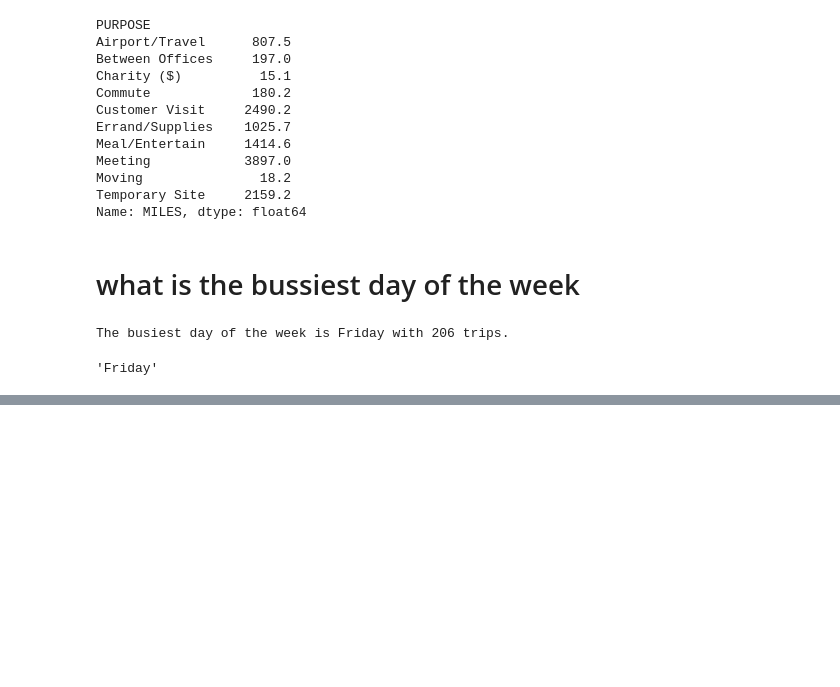
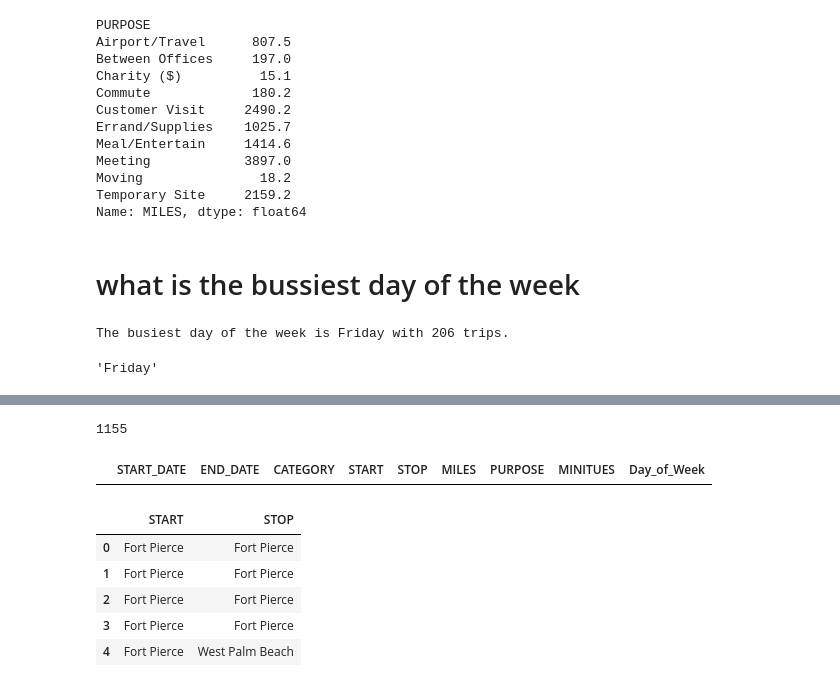
Before and after one commit to Ashutosh-Gairola/DEV, a Jupyter notebook: Analysis.ipynb, the cells around one changed output, grey strips where cells are left out. Cells and saved outputs as stored; diff of their text form; code cells hidden in the pictures; blank space fills up the shorter version.

```diff
--- a/Analysis.ipynb
+++ b/Analysis.ipynb
@@ -699,0 +766,4 @@ busiest_day
+# %%
+df["START"].notnull().sum()
+# %% [output]
+1155
@@ -699,0 +773,14 @@ busiest_day
+# %%
+subset
+# %% [output]
+|  | START_DATE | END_DATE | CATEGORY | START | STOP | MILES | PURPOSE | MINITUES | Day_of_Week |
+# %%
+subset_top5= df.loc[0:4,["START","STOP"]]
+subset_top5
+# %% [output]
+|  | START | STOP |
+| 0 | Fort Pierce | Fort Pierce |
+| 1 | Fort Pierce | Fort Pierce |
+| 2 | Fort Pierce | Fort Pierce |
+| 3 | Fort Pierce | Fort Pierce |
+| 4 | Fort Pierce | West Palm Beach |
```
Also changed, not shown: parts of 11 cells of this notebook.
